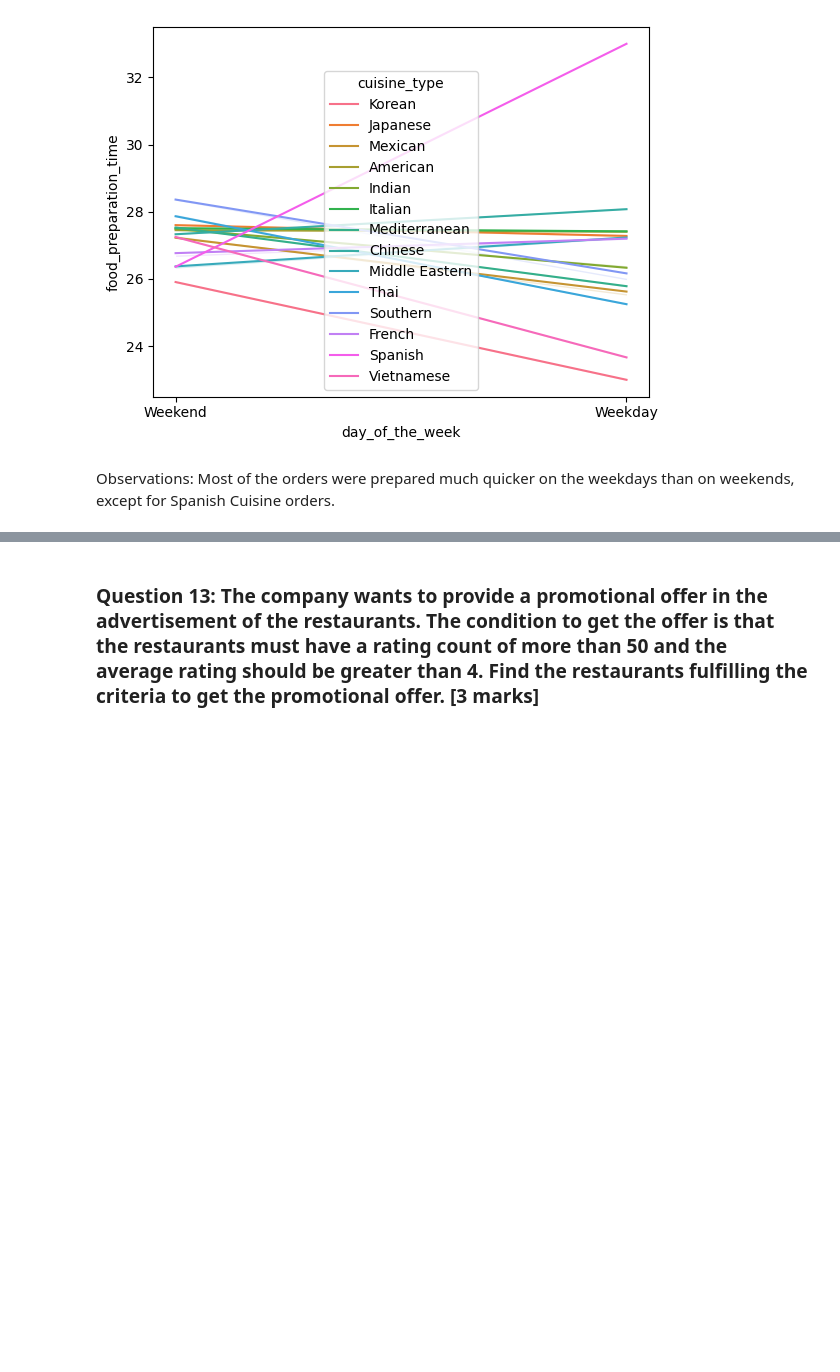
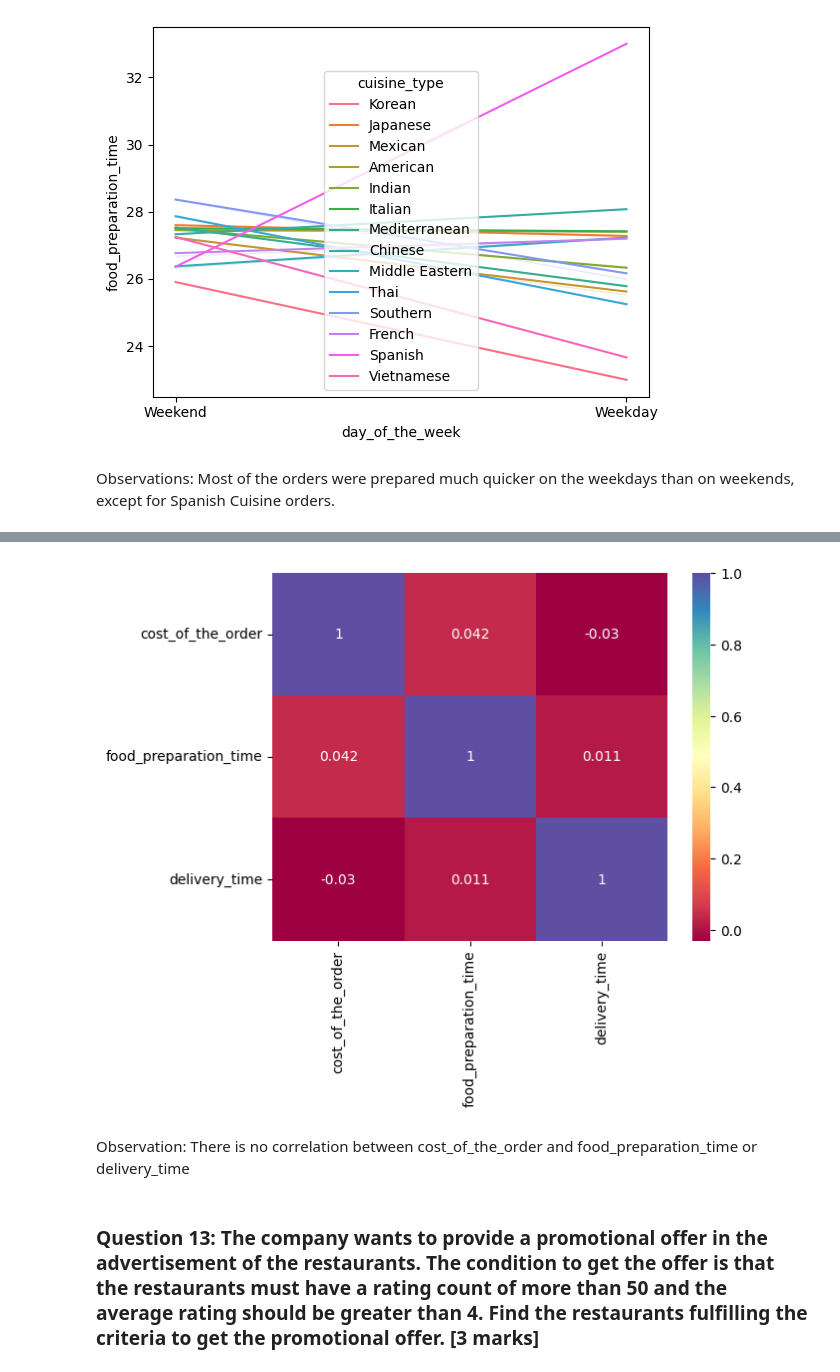
Before and after one commit to braju78/pythonFundamentals, a Jupyter notebook: Week5 PROJECT - Food hub Case Study/Learner_Notebook_Full_Code.ipynb, the cells around one changed output, grey strips where cells are left out. Saved outputs shown, nothing was run; the diff lists cells and outputs as text; code cells hidden in the pictures; blank space fills up the shorter version.

```diff
--- a/Week5 PROJECT - Food hub Case Study/Learner_Notebook_Full_Code.ipynb
+++ b/Week5 PROJECT - Food hub Case Study/Learner_Notebook_Full_Code.ipynb
@@ -285,3 +303,11 @@ Observations: Most of the orders were prepared much quicker on the weekdays than
+# %%
+correl = df[['cost_of_the_order','food_preparation_time', 'delivery_time']].corr()
+
+sns.heatmap(correl, annot=True, cmap="Spectral");
+# %% [output]
+[figure, added]
+# %% [markdown]
+Observation: There is no correlation between cost_of_the_order and food_preparation_time or delivery_time
 # %% [markdown]
 ### **Question 13:** The company wants to provide a promotional offer in the advertisement of the restaurants. The condition to get the offer is that the restaurants must have a rating count of more than 50 and the average rating should be greater than 4. Find the restaurants fulfilling the criteria to get the promotional offer. [3 marks]
 # %%
```
Also changed, not shown: parts of 4 cells of this notebook.
